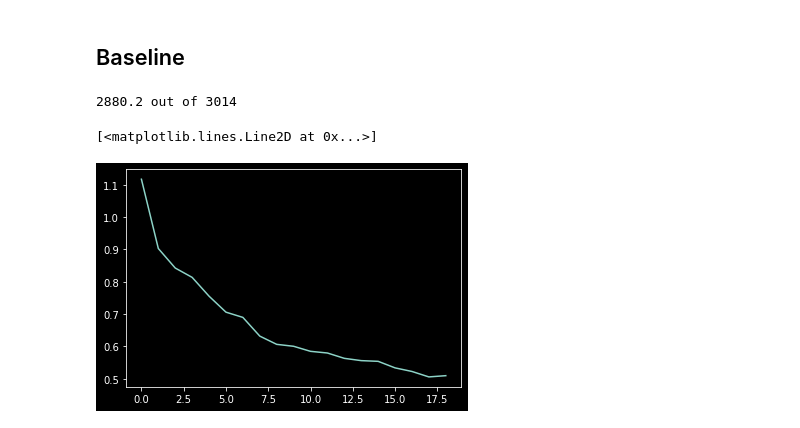
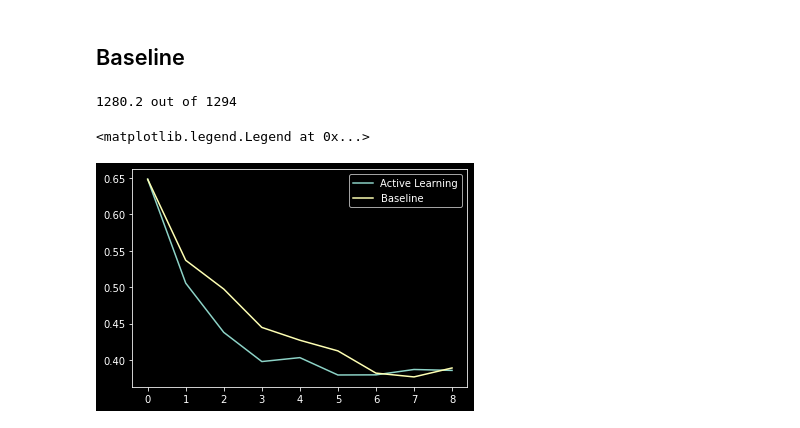
Before and after one commit to rjb255/researchProject, a Jupyter notebook: purePython/v2main.ipynb, the cells around one changed output. Cells and saved outputs as stored; diff of their text form; code cells hidden in the pictures.

```diff
--- a/purePython/v2main.ipynb
+++ b/purePython/v2main.ipynb
@@ -103,24 +71,28 @@ tree: KDTree
 # %% [markdown]
 ## Script
 # %%
-r = 6
+r = 4
 runningScore = []
 for i in range(0, maxSamples, testSize):
-    print(f'\r{i}.2 out of {maxSamples}', end="")
+    print(f'\r{i}.1 out of {maxSamples}', end="")
 
     models.fit(X_known, Y_known)
     pred, err = models.predict_error(X_unknown)
+##########################################Prove#################################################
     index = reduceTree(err, X_unknown, r)
     if len(index)>min(160, len(X_unknown)):
         index = index[:min(160, len(X_unknown))]
+
     else:
         semi = np.argpartition(err, -min(len(X_unknown), testSize))[-min(len(X_unknown), testSize):]
-
         semi = semi[np.invert(np.isin(semi, index))]
         index = np.array(list(index) + list((semi[np.argsort(err[semi])])[len(index)-min(len(X_unknown), testSize):]))
 
+    print(f'\r{i}.5 out of {maxSamples}', end="")
+    score = validate(Y_test, models.predict(X_test))
+    runningScore.append(score)
+
     index2 = X_unknown.iloc[index[:min(testSize, len(X_unknown))]].index
-    score = validate(models.predict(X_test), Y_test)
-    runningScore.append(score)
     X_known, Y_known, X_unknown, Y_unknown = getPI((X_known, Y_known), (X_unknown, Y_unknown), index2[:testSize])
+##############################################################################################
 # %% [output]
@@ -143,20 +116,22 @@ plt.imshow(np.transpose(A))
 # %%
 X_known, Y_known, X_unknown, Y_unknown, X_test, Y_test = split(data, 160)
 
-runningScore = []
+runningScore2 = []
 for i in range(0, maxSamples, testSize):
     print(f'\r{i}.2 out of {maxSamples}', end="")
 
     models.fit(X_known, Y_known)
 
     index2 = X_unknown.iloc[:min(testSize, len(X_unknown))].index
-    score = validate(models.predict(X_test), Y_test)
-    runningScore.append(score)
+    score = validate(Y_test, models.predict(X_test))
+    runningScore2.append(score)
     X_known, Y_known, X_unknown, Y_unknown = getPI((X_known, Y_known), (X_unknown, Y_unknown), index2[:testSize])
 # %% [output]
-2880.2 out of 3014
+1280.2 out of 1294
-# %%
-mlt.plot(runningScore)
-# %% [output]
-[<matplotlib.lines.Line2D at 0x...>]
-[figure, removed]
+# %%
+mlt.plot(runningScore, label="Active Learning")
+mlt.plot(runningScore2, label="Baseline")
+mlt.legend()
+# %% [output]
+<matplotlib.legend.Legend at 0x...>
+[figure, added]
```
Also changed, not shown: parts of 7 cells of this notebook, 10 other files.
